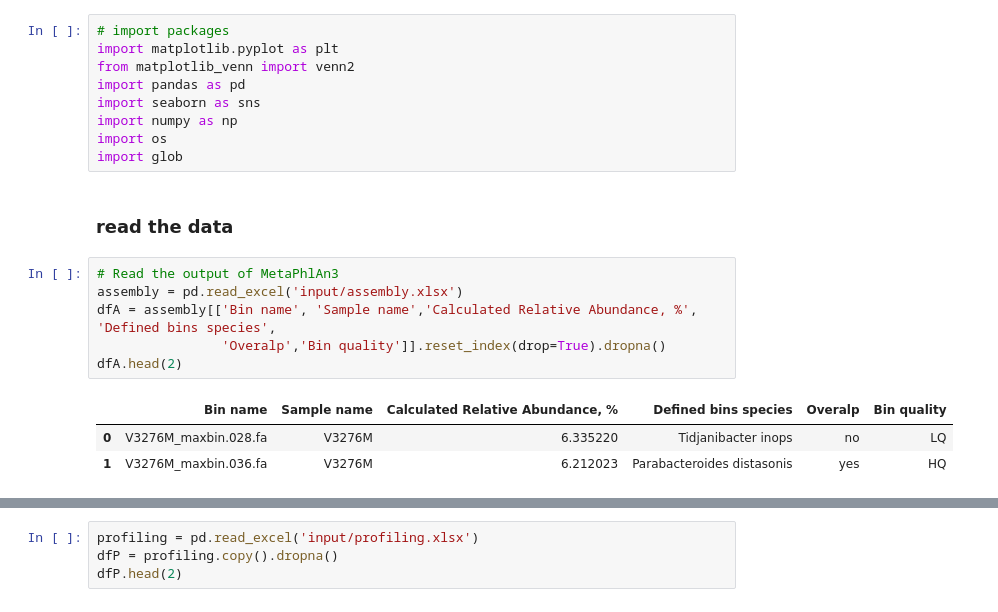
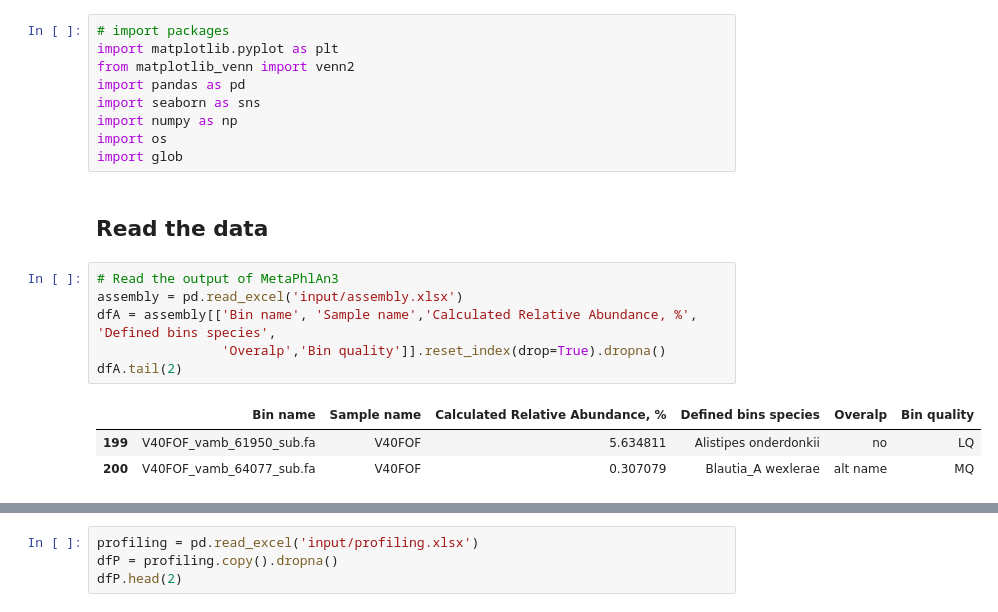
Before and after one commit to Chartiza/2022_Microbiome_Assembly_vs_Profiling, a Jupyter notebook: MB_samples/MB_samples_basic_stats.ipynb, the cells around one changed output, grey strips where cells are left out. Cells and saved outputs as stored; diff of their text form.

```diff
--- a/MB_samples/MB_samples_basic_stats.ipynb
+++ b/MB_samples/MB_samples_basic_stats.ipynb
@@ -8,14 +8,14 @@ import numpy as np
 import os
 import glob
 # %% [markdown]
-### read the data
+## Read the data
 # %%
 # Read the output of MetaPhlAn3
 assembly = pd.read_excel('input/assembly.xlsx')
 dfA = assembly[['Bin name', 'Sample name','Calculated Relative Abundance, %', 'Defined bins species',
                 'Overalp','Bin quality']].reset_index(drop=True).dropna()
-dfA.head(2)
+dfA.tail(2)
 # %% [output]
 |  | Bin name | Sample name | Calculated Relative Abundance, % | Defined bins species | Overalp | Bin quality |
-| 0 | V3276M_maxbin.028.fa | V3276M | 6.335220 | Tidjanibacter inops | no | LQ |
-| 1 | V3276M_maxbin.036.fa | V3276M | 6.212023 | Parabacteroides distasonis | yes | HQ |
+| 199 | V40FOF_vamb_61950_sub.fa | V40FOF | 5.634811 | Alistipes onderdonkii | no | LQ |
+| 200 | V40FOF_vamb_64077_sub.fa | V40FOF | 0.307079 | Blautia_A wexlerae | alt name | MQ |
```
Also changed, not shown: parts of 19 cells of this notebook, 8 other files.
